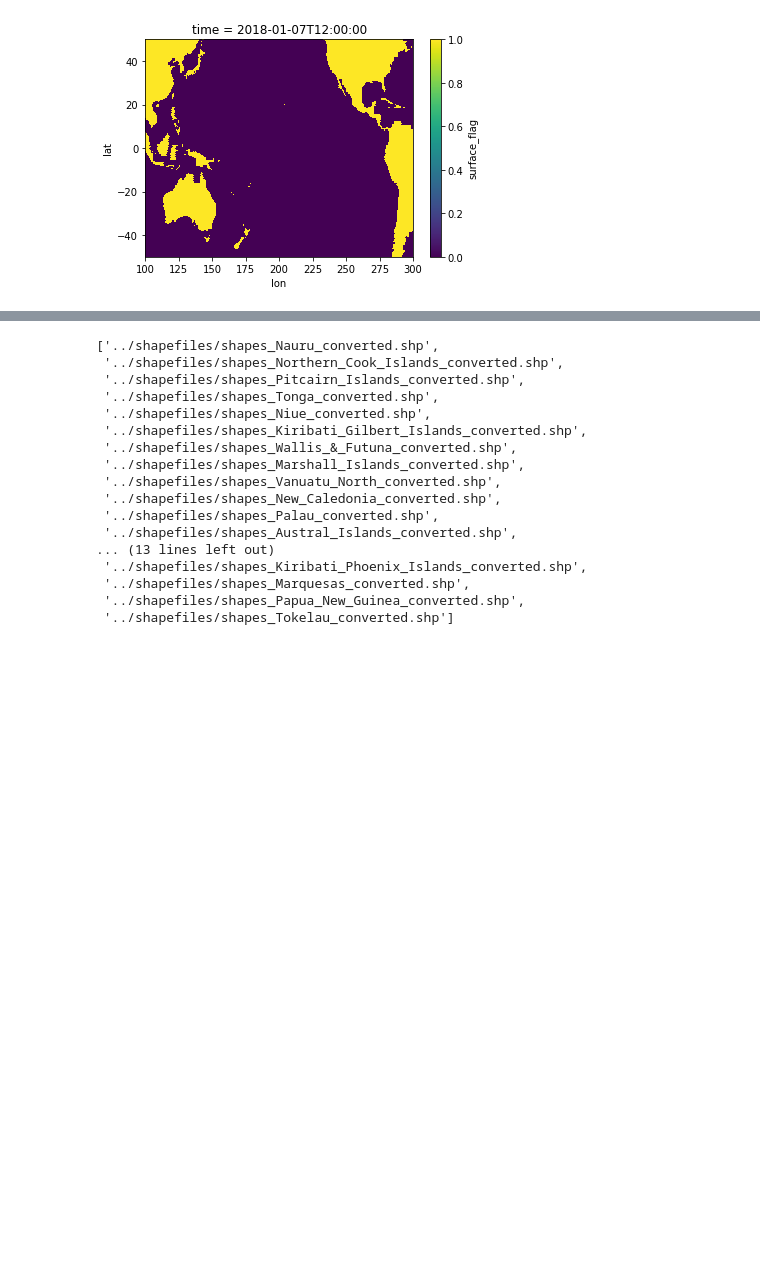
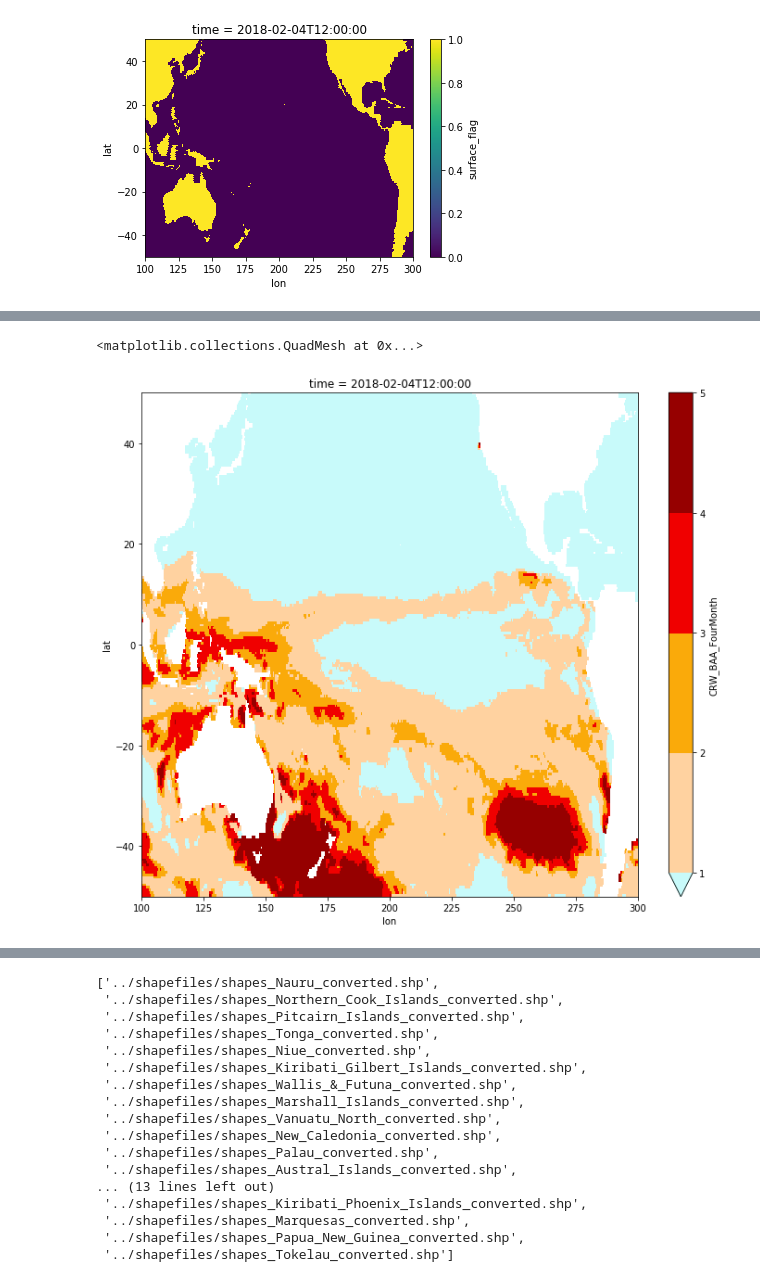
Before and after one commit to nicolasfauchereau/CoralReefWatch, a Jupyter notebook: notebooks/read_outlook_weekly_clip_CRW_geometries.ipynb, the cells around one changed output, grey strips where cells are left out. Saved outputs shown, nothing was run; the diff lists cells and outputs as text; code cells hidden in the pictures; blank space fills up the shorter version.

```diff
--- a/notebooks/read_outlook_weekly_clip_CRW_geometries.ipynb
+++ b/notebooks/read_outlook_weekly_clip_CRW_geometries.ipynb
@@ -170,3 +226,22 @@ dset['CRW_BAA_FourMonth'].plot()
+# %%
+outlooks_rgb = [[200, 250, 250], [255, 210, 160], [250, 170, 10], [240, 0, 0], [150, 0, 0]]
+# %%
+def rgb2hex(r,g,b):
+
+    def clamp(x):
+        return max(0, min(x, 255))
+
+    h = "#{0:02x}{1:02x}{2:02x}".format(clamp(r), clamp(g), clamp(b))
+
+    return h
+# %%
+hex_codes = [rgb2hex(*x) for x in outlooks_rgb]
+# %%
+f, ax = plt.subplots(figsize=(12,10))
+dset['CRW_BAA_FourMonth'].plot(ax=ax, levels=[1, 2, 3, 4, 5], colors=hex_codes)
+# %% [output]
+<matplotlib.collections.QuadMesh at 0x...>
+[figure, added]
 # %%
 dset = dset[variables]
 # %%
```
Also changed, not shown: parts of 33 cells of this notebook, 3 other files.
